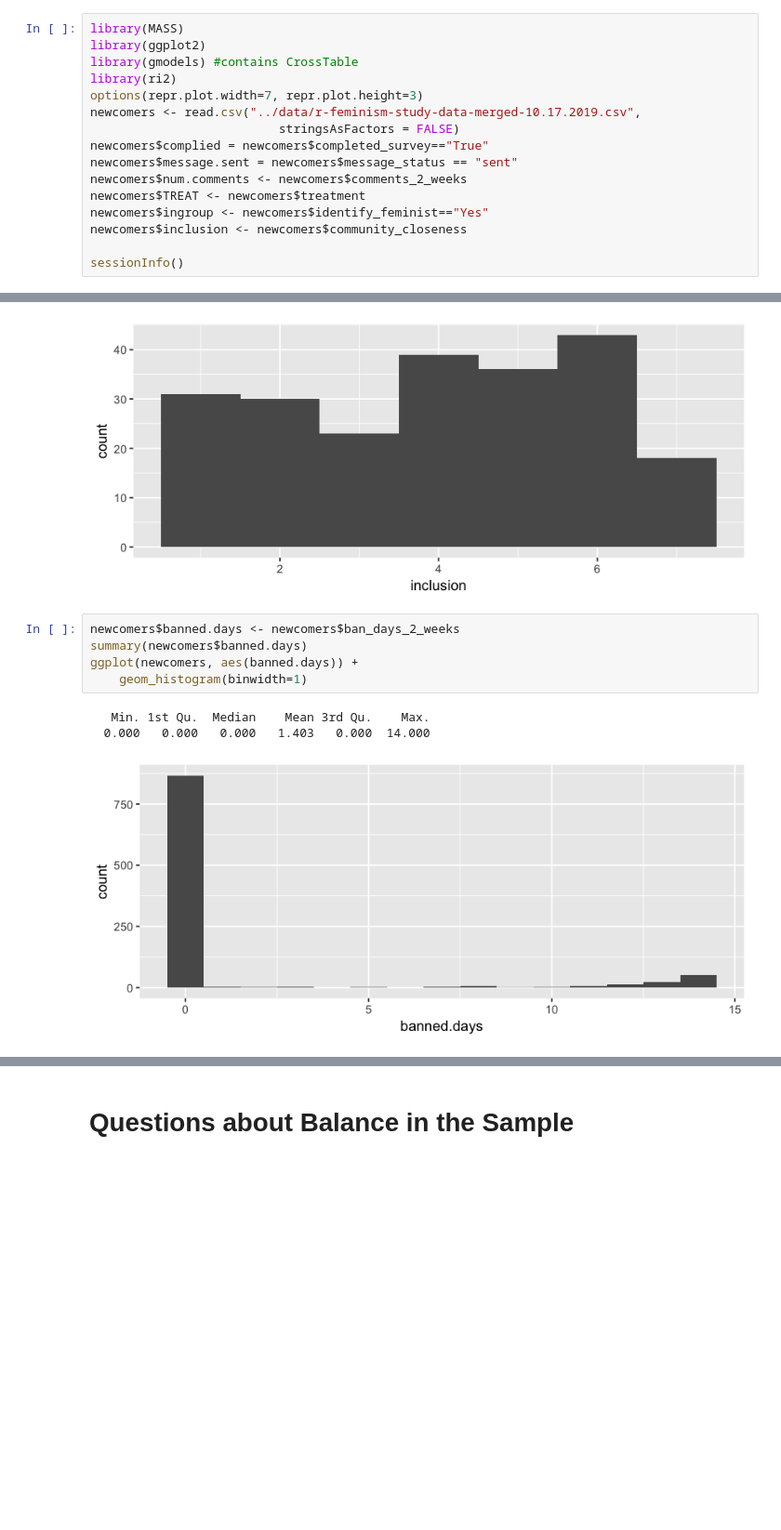
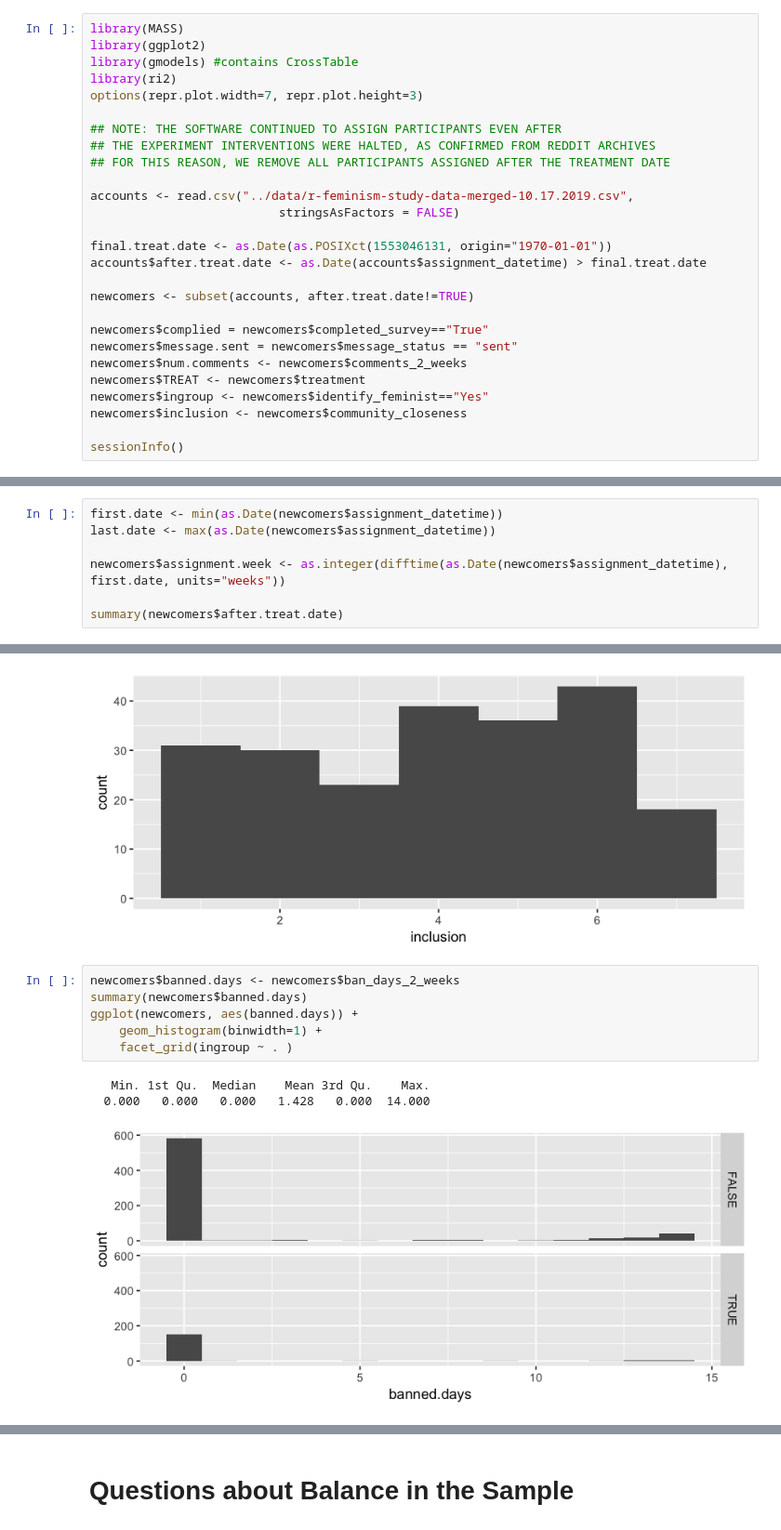
Before and after one commit to natematias/reddit-feminism-analysis-2018, a Jupyter notebook: analysis/analyze-r-feminism-experiment-results.R.ipynb, the cells around one changed output, grey strips where cells are left out. Shown: that part at 93% size. Cells and saved outputs as stored; diff of their text form; blank space fills up the shorter version.

```diff
--- a/analysis/analyze-r-feminism-experiment-results.R.ipynb
+++ b/analysis/analyze-r-feminism-experiment-results.R.ipynb
@@ -7,8 +8,19 @@ library(ggplot2)
 library(gmodels) #contains CrossTable
 library(ri2)
 options(repr.plot.width=7, repr.plot.height=3)
-newcomers <- read.csv("../data/r-feminism-study-data-merged-10.17.2019.csv",
+
+## NOTE: THE SOFTWARE CONTINUED TO ASSIGN PARTICIPANTS EVEN AFTER
+## THE EXPERIMENT INTERVENTIONS WERE HALTED, AS CONFIRMED FROM REDDIT ARCHIVES
+## FOR THIS REASON, WE REMOVE ALL PARTICIPANTS ASSIGNED AFTER THE TREATMENT DATE
+
+accounts <- read.csv("../data/r-feminism-study-data-merged-10.17.2019.csv",
                           stringsAsFactors = FALSE)
+
+final.treat.date <- as.Date(as.POSIXct(1553046131, origin="1970-01-01"))
+accounts$after.treat.date <- as.Date(accounts$assignment_datetime) > final.treat.date
+
+newcomers <- subset(accounts, after.treat.date!=TRUE)
+
 newcomers$complied = newcomers$completed_survey=="True"
 newcomers$message.sent = newcomers$message_status == "sent"
 newcomers$num.comments <- newcomers$comments_2_weeks
@@ -61,3 +73,10 @@ attached base packages:
 * **inclusion**: The reported closeness to the r/feminism community on a scale of 1 to 7
 # %% [markdown]
 ### Summary Statistics
+# %%
+first.date <- min(as.Date(newcomers$assignment_datetime))
+last.date <- max(as.Date(newcomers$assignment_datetime))
+
+newcomers$assignment.week <- as.integer(difftime(as.Date(newcomers$assignment_datetime),  first.date, units="weeks"))
+
+summary(newcomers$after.treat.date)
@@ -85,9 +121,10 @@ ggplot(subset(newcomers, complied), aes(inclusion)) +
 # %%
 newcomers$banned.days <- newcomers$ban_days_2_weeks
 summary(newcomers$banned.days)
 ggplot(newcomers, aes(banned.days)) +
-    geom_histogram(binwidth=1)
+    geom_histogram(binwidth=1) +
+    facet_grid(ingroup ~ . )
 # %% [output]
    Min. 1st Qu.  Median    Mean 3rd Qu.    Max.
-  0.000   0.000   0.000   1.403   0.000  14.000
+  0.000   0.000   0.000   1.428   0.000  14.000
-[figure, old version]
+[figure, new version]
```
Also changed, not shown: parts of 19 cells of this notebook.
